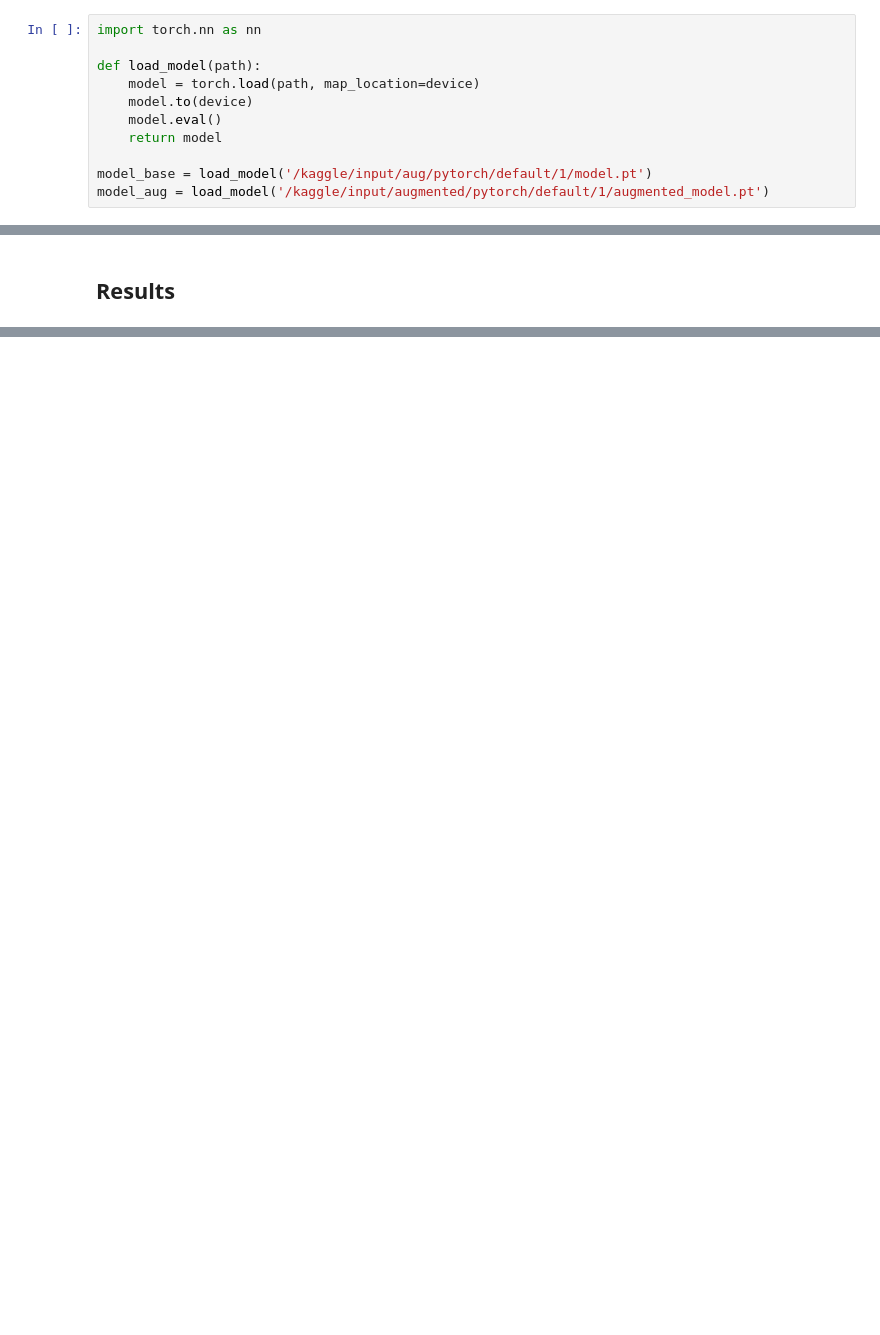
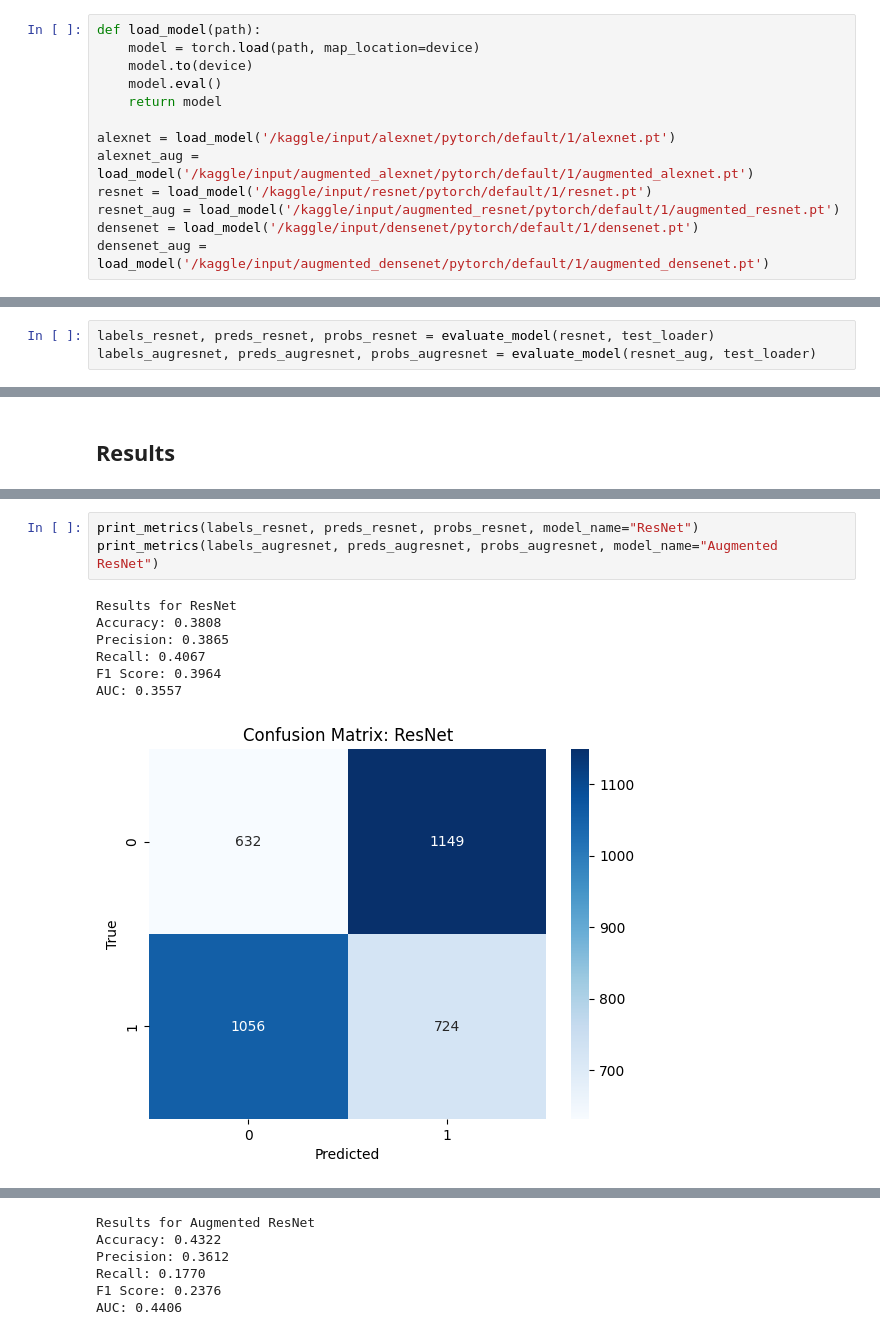
Before and after one commit to recelos/masters-thesis, a Jupyter notebook: generalization.ipynb, the cells around one changed output, grey strips where cells are left out. Cells and saved outputs as stored; diff of their text form; blank space fills up the shorter version.

Commit message:
Add new models in generalization

```diff
--- a/generalization.ipynb
+++ b/generalization.ipynb
@@ -33,16 +33,18 @@ test_dataset.class_to_idx = {cls: idx for idx, cls in enumerate(test_dataset.cla
 # %% [markdown]
 ## Load models
 # %%
-import torch.nn as nn
-
 def load_model(path):
     model = torch.load(path, map_location=device)
     model.to(device)
     model.eval()
     return model
 
-model_base = load_model('/kaggle/input/aug/pytorch/default/1/model.pt')
-model_aug = load_model('/kaggle/input/augmented/pytorch/default/1/augmented_model.pt')
+alexnet = load_model('/kaggle/input/alexnet/pytorch/default/1/alexnet.pt')
+alexnet_aug = load_model('/kaggle/input/augmented_alexnet/pytorch/default/1/augmented_alexnet.pt')
+resnet = load_model('/kaggle/input/resnet/pytorch/default/1/resnet.pt')
+resnet_aug = load_model('/kaggle/input/augmented_resnet/pytorch/default/1/augmented_resnet.pt')
+densenet = load_model('/kaggle/input/densenet/pytorch/default/1/densenet.pt')
+densenet_aug = load_model('/kaggle/input/augmented_densenet/pytorch/default/1/augmented_densenet.pt')
 # %% [markdown]
 ## Evaluate
 # %%
@@ -71,0 +78,3 @@ labels_aug, preds_aug, probs_aug = evaluate_model(model_aug, test_loader)
+# %%
+labels_resnet, preds_resnet, probs_resnet = evaluate_model(resnet, test_loader)
+labels_augresnet, preds_augresnet, probs_augresnet = evaluate_model(resnet_aug, test_loader)
@@ -132,0 +129,11 @@ AUC: 0.4970
+# %%
+print_metrics(labels_resnet, preds_resnet, probs_resnet, model_name="ResNet")
+print_metrics(labels_augresnet, preds_augresnet, probs_augresnet, model_name="Augmented ResNet")
+# %% [output]
+Results for ResNet
+Accuracy: 0.3808
+Precision: 0.3865
+Recall: 0.4067
+F1 Score: 0.3964
+AUC: 0.3557
+[figure, added]
@@ -132,0 +141,6 @@ AUC: 0.4970
+Results for Augmented ResNet
+Accuracy: 0.4322
+Precision: 0.3612
+Recall: 0.1770
+F1 Score: 0.2376
+AUC: 0.4406
```
Also changed, not shown: parts of 13 cells of this notebook.
